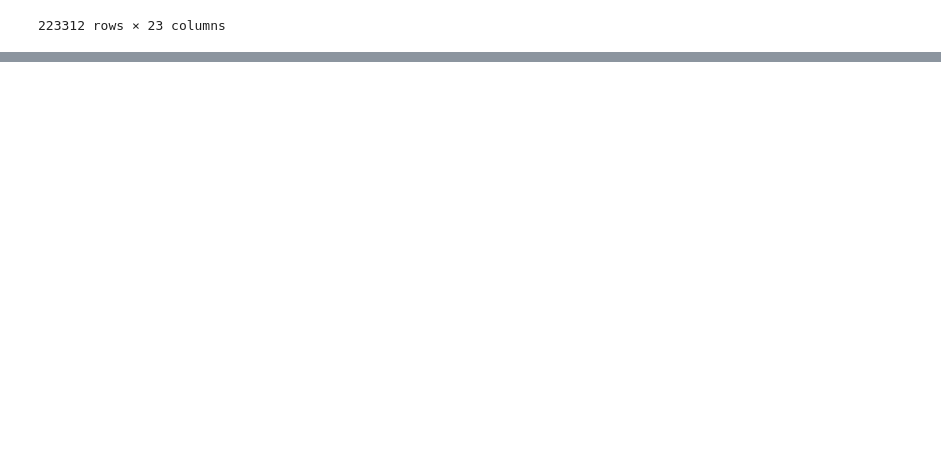
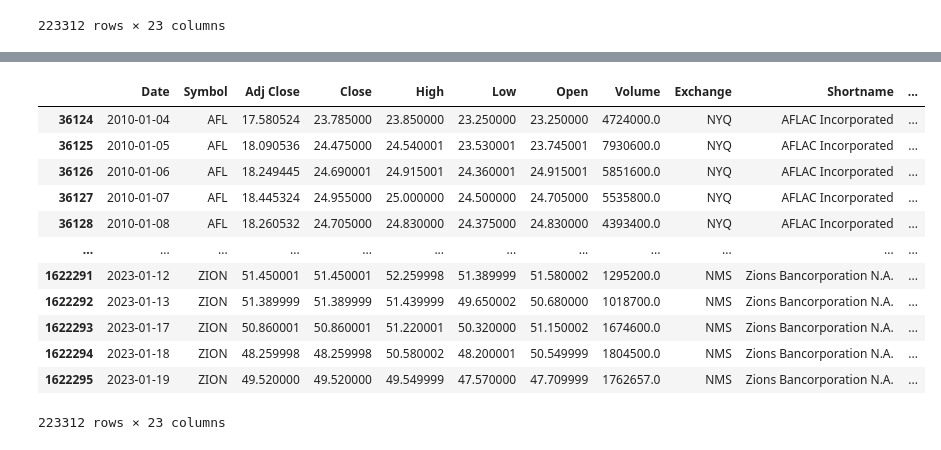
Before and after one commit to chrischank/jse40_sp500_hsi, a Jupyter notebook: notebooks/SP500_EDA.ipynb, the cells around one changed output, grey strips where cells are left out. Cells and saved outputs as stored; diff of their text form; code cells hidden in the pictures; blank space fills up the shorter version.

```diff
--- a/notebooks/SP500_EDA.ipynb
+++ b/notebooks/SP500_EDA.ipynb
@@ -116,0 +155,16 @@ Error:
+# %%
+sp500_fin
+# %% [output]
+|  | Date | Symbol | Adj Close | Close | High | Low | Open | Volume | Exchange | Shortname | ... |
+| 36124 | 2010-01-04 | AFL | 17.580524 | 23.785000 | 23.850000 | 23.250000 | 23.250000 | 4724000.0 | NYQ | AFLAC Incorporated | ... |
+| 36125 | 2010-01-05 | AFL | 18.090536 | 24.475000 | 24.540001 | 23.530001 | 23.745001 | 7930600.0 | NYQ | AFLAC Incorporated | ... |
+| 36126 | 2010-01-06 | AFL | 18.249445 | 24.690001 | 24.915001 | 24.360001 | 24.915001 | 5851600.0 | NYQ | AFLAC Incorporated | ... |
+| 36127 | 2010-01-07 | AFL | 18.445324 | 24.955000 | 25.000000 | 24.500000 | 24.705000 | 5535800.0 | NYQ | AFLAC Incorporated | ... |
+| 36128 | 2010-01-08 | AFL | 18.260532 | 24.705000 | 24.830000 | 24.375000 | 24.830000 | 4393400.0 | NYQ | AFLAC Incorporated | ... |
+| ... | ... | ... | ... | ... | ... | ... | ... | ... | ... | ... | ... |
+| 1622291 | 2023-01-12 | ZION | 51.450001 | 51.450001 | 52.259998 | 51.389999 | 51.580002 | 1295200.0 | NMS | Zions Bancorporation N.A. | ... |
+| 1622292 | 2023-01-13 | ZION | 51.389999 | 51.389999 | 51.439999 | 49.650002 | 50.680000 | 1018700.0 | NMS | Zions Bancorporation N.A. | ... |
+| 1622293 | 2023-01-17 | ZION | 50.860001 | 50.860001 | 51.220001 | 50.320000 | 51.150002 | 1674600.0 | NMS | Zions Bancorporation N.A. | ... |
+| 1622294 | 2023-01-18 | ZION | 48.259998 | 48.259998 | 50.580002 | 48.200001 | 50.549999 | 1804500.0 | NMS | Zions Bancorporation N.A. | ... |
+| 1622295 | 2023-01-19 | ZION | 49.520000 | 49.520000 | 49.549999 | 47.570000 | 47.709999 | 1762657.0 | NMS | Zions Bancorporation N.A. | ... |
+223312 rows × 23 columns
```
Also changed, not shown: parts of 9 cells of this notebook.
